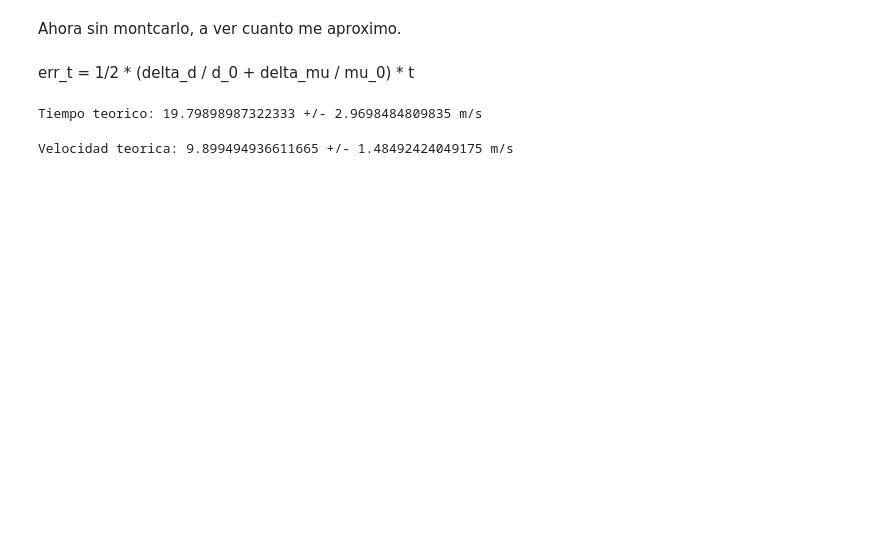
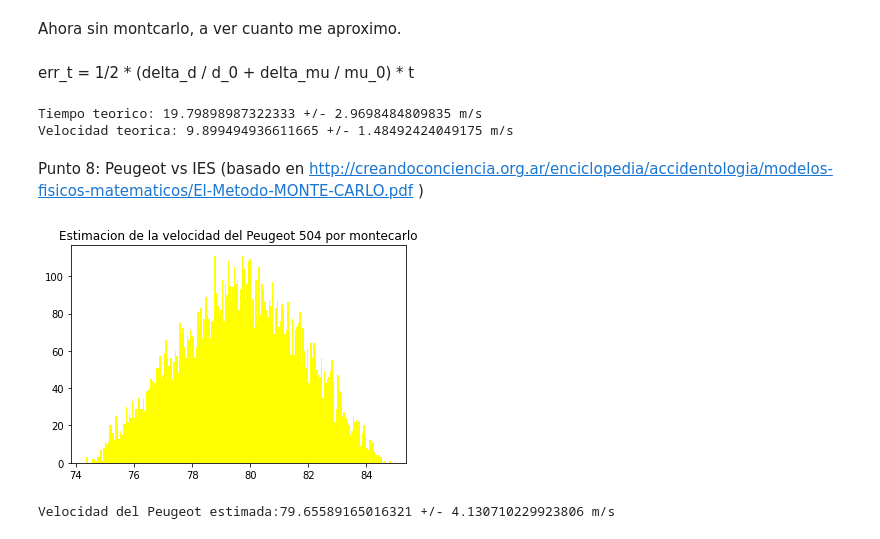
Before and after one commit to dai-dominikow/INSPT-computacion3, a Jupyter notebook: Trabajos-practicos/TP6 - montecarlo.ipynb, the cells around one changed output. Saved outputs shown, nothing was run; the diff lists cells and outputs as text; code cells hidden in the pictures; blank space fills up the shorter version.

Commit message:
add Peugeot 504 vs IES collision

```diff
--- a/Trabajos-practicos/TP6 - montecarlo.ipynb
+++ b/Trabajos-practicos/TP6 - montecarlo.ipynb
@@ -204,10 +204,43 @@ err_t =  1/2 * (delta_d / d_0 + delta_mu / mu_0) * t
 # %%
 err_t = 1/2 * (1/d + 0.1/mu )* t0
 print("Tiempo teorico: {} +/- {} m/s".format(t0,err_t))
+err_v = 1/2 * (1/d + 0.1/mu )* v0
+print("Velocidad teorica: {} +/- {} m/s".format(v0,err_v))
 # %% [output]
 Tiempo teorico: 19.79898987322333 +/- 2.9698484809835 m/s
+Velocidad teorica: 9.899494936611665 +/- 1.48492424049175 m/s
-# %%
-err_v = 1/2 * (1/d + 0.1/mu )* v0
-print("Velocidad teorica: {} +/- {} m/s".format(v0,err_v))
-# %% [output]
-Velocidad teorica: 9.899494936611665 +/- 1.48492424049175 m/s
+# %% [markdown]
+Punto 8: Peugeot vs IES
+(basado en http://creandoconciencia.org.ar/enciclopedia/accidentologia/modelos-fisicos-matematicos/El-Metodo-MONTE-CARLO.pdf )
+# %%
+g = 9.8 #m/s**2
+
+#deltas
+delta_x = 3 #(+/- 1.5)
+delta_mu_peugeot = 0.2 #(+/- 1)
+delta_mu_ies = 0.2 #(+/- 1)
+#distancia
+MCx = nprnd.rand(10000) * delta_x - 1.50
+#masa automoviles
+MCm_peugeot = nprnd.rand(10000) * 60 + 1267
+MCm_ies = nprnd.rand(10000) * 40 + 550
+#rozamientos
+MCmu_peugeot = nprnd.rand(10000) * delta_mu_peugeot + 0.7
+MCmu_ies = nprnd.rand(10000) * delta_mu_ies + 0.7
+# %%
+#voy a desglozar los terminos internos de la raiz por que alto bardo
+
+a = MCmu_ies * (13.6 + MCx)
+b = np.sqrt(MCmu_peugeot * (14.3 - MCx))
+c = MCm_ies * np.sqrt(MCmu_peugeot*(11.31 - MCx))
+d = MCm_peugeot * ((11.31 - MCx)**2 + 4.93**2)**(1/4)
+
+MCv_peugeot = 3.6 * np.sqrt(2*g*(a + (b + (c / d) )**2))
+# %%
+plt.hist(MCv_peugeot,bins=200, color='yellow')
+plt.title("Estimacion de la velocidad del Peugeot 504 por montecarlo")
+plt.show()
+print("Velocidad del Peugeot estimada:{} +/- {} m/s".format(MCv_peugeot.mean(),2*MCv_peugeot.std()))
+# %% [output]
+[figure, added]
+Velocidad del Peugeot estimada:79.65589165016321 +/- 4.130710229923806 m/s
```
Also changed, not shown: parts of 9 cells of this notebook.
